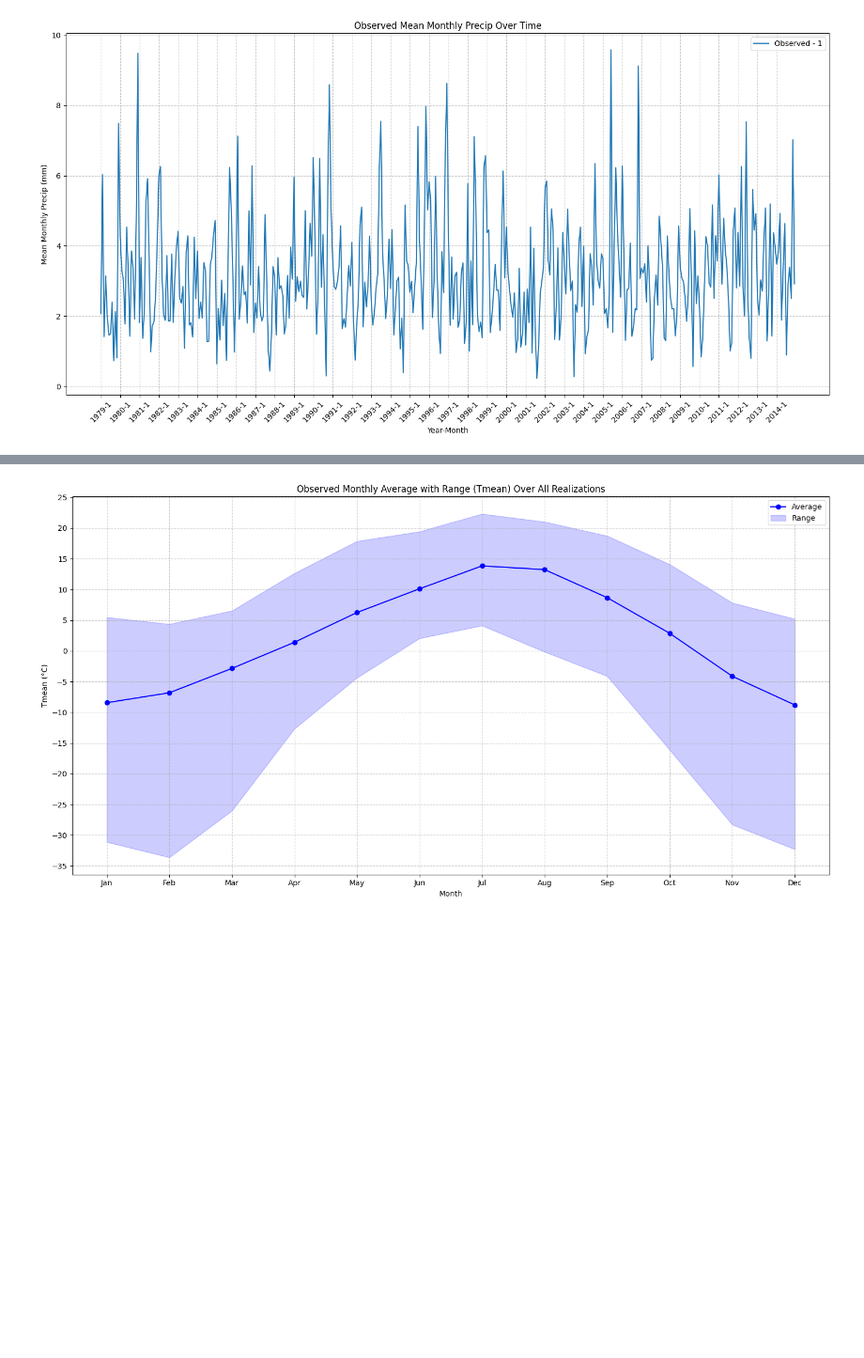
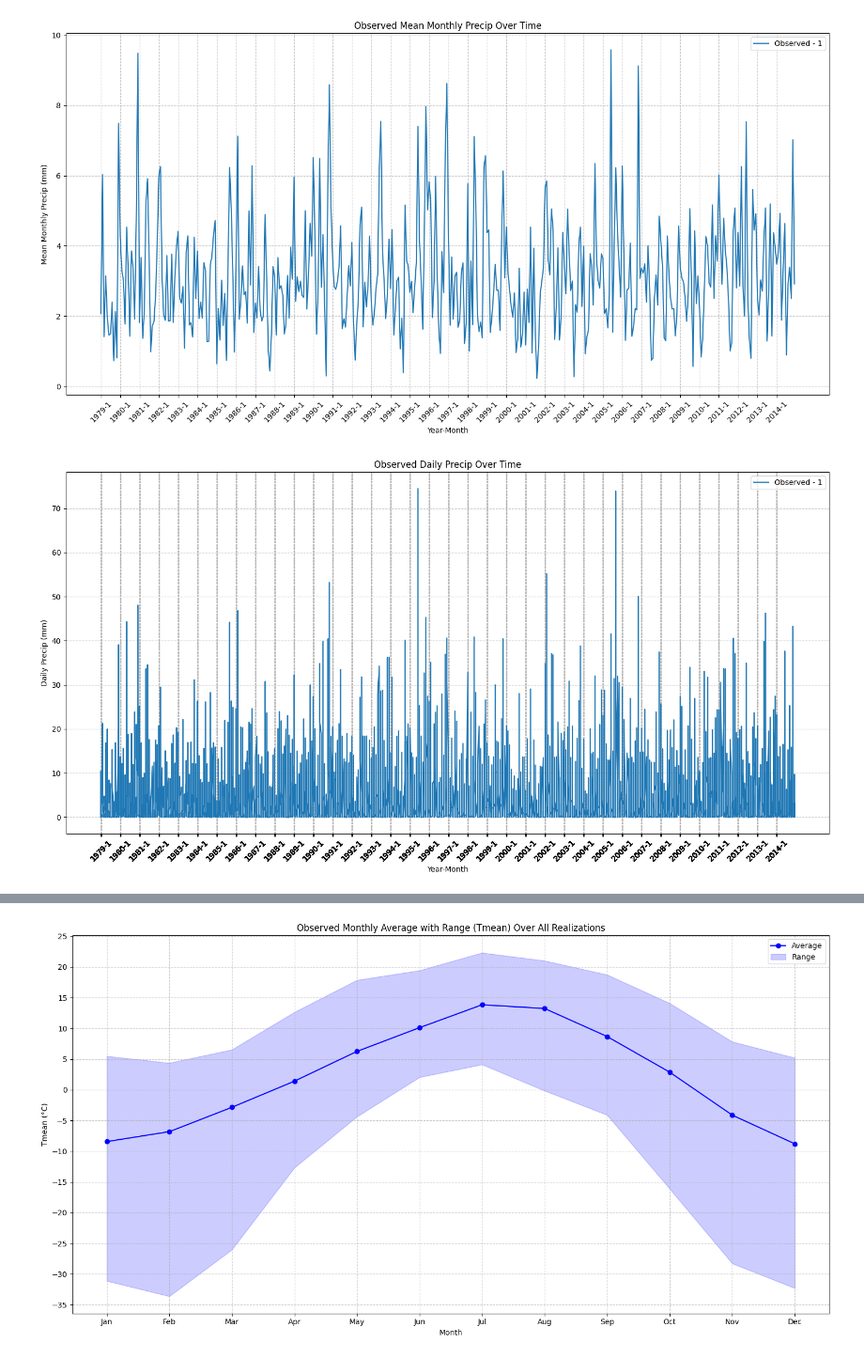
Before and after one commit to moniquebeaulieu/TM_PHES, a Jupyter notebook: delta_analysis.ipynb, the cells around one changed output, grey strips where cells are left out. Shown at 94% size. Drawn from its saved outputs; the diff is of its cells as text; code cells hidden in the pictures; blank space fills up the shorter version.

```diff
--- a/delta_analysis.ipynb
+++ b/delta_analysis.ipynb
@@ -393,3 +442,7 @@ plot_mean_monthly_trends(observed_dfs, 'tmean', title_prefix='Observed')
 plot_mean_monthly_trends(observed_dfs, 'precip', title_prefix='Observed')
 # %% [output]
 [figure]
+# %%
+plot_daily_trends(observed_dfs, 'precip', title_prefix='Observed')
+# %% [output]
+[figure, added]
```
Also changed, not shown: parts of 8 cells of this notebook.
